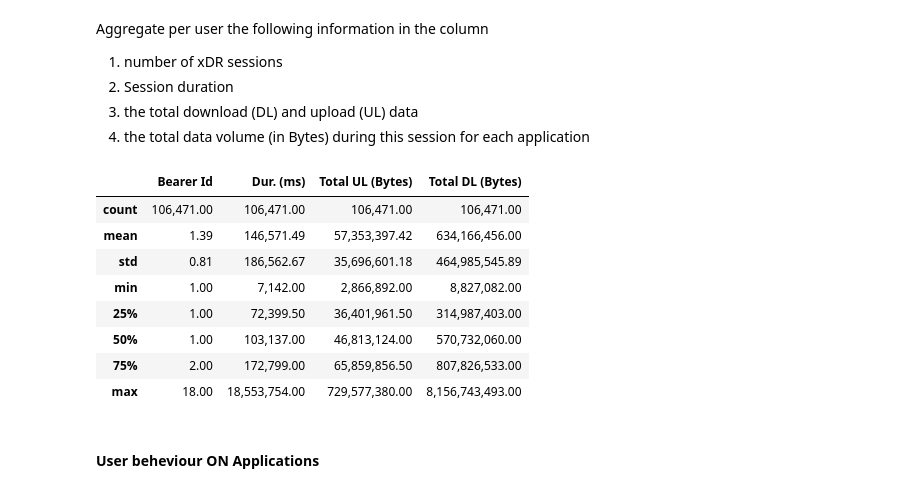
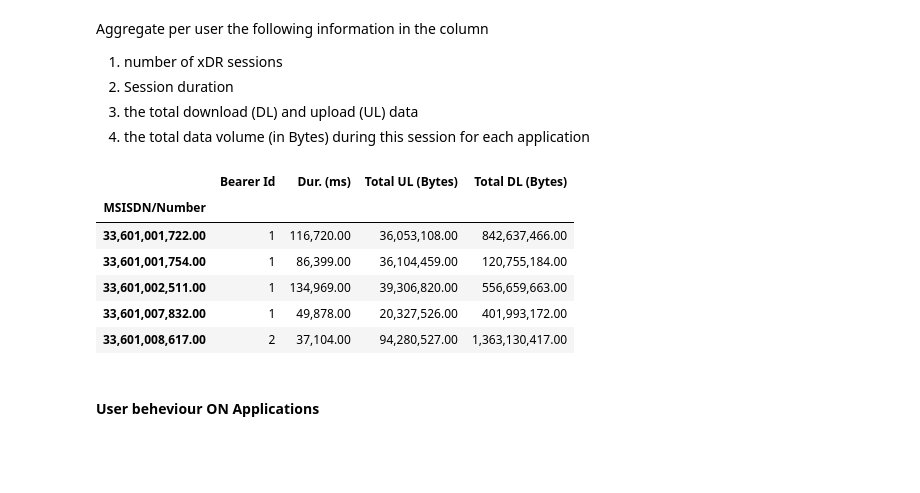
Before and after one commit to NatnaelSisay/Telecom_data_Analysis, a Jupyter notebook: notebooks/telecom.ipynb, the cells around one changed output. Drawn from its saved outputs; the diff is of its cells as text; code cells hidden in the pictures; blank space fills up the shorter version.

```diff
--- a/notebooks/telecom.ipynb
+++ b/notebooks/telecom.ipynb
@@ -431,17 +433,15 @@ Aggregate per user the following information in the column
 # %%
 aggrigate = {"Bearer Id": 'count', 'Dur. (ms)':'sum', 'Total UL (Bytes)': 'sum', 'Total DL (Bytes)': 'sum'}
 aggrigation_result = df_clean.groupby('MSISDN/Number').agg(aggrigate)
-aggrigation_result.describe()
+aggrigation_result.head()
 # %% [output]
 |  | Bearer Id | Dur. (ms) | Total UL (Bytes) | Total DL (Bytes) |
-| count | 106,471.00 | 106,471.00 | 106,471.00 | 106,471.00 |
-| mean | 1.39 | 146,571.49 | 57,353,397.42 | 634,166,456.00 |
-| std | 0.81 | 186,562.67 | 35,696,601.18 | 464,985,545.89 |
-| min | 1.00 | 7,142.00 | 2,866,892.00 | 8,827,082.00 |
-| 25% | 1.00 | 72,399.50 | 36,401,961.50 | 314,987,403.00 |
-| 50% | 1.00 | 103,137.00 | 46,813,124.00 | 570,732,060.00 |
-| 75% | 2.00 | 172,799.00 | 65,859,856.50 | 807,826,533.00 |
-| max | 18.00 | 18,553,754.00 | 729,577,380.00 | 8,156,743,493.00 |
+| MSISDN/Number |  |  |  |  |
+| 33,601,001,722.00 | 1 | 116,720.00 | 36,053,108.00 | 842,637,466.00 |
+| 33,601,001,754.00 | 1 | 86,399.00 | 36,104,459.00 | 120,755,184.00 |
+| 33,601,002,511.00 | 1 | 134,969.00 | 39,306,820.00 | 556,659,663.00 |
+| 33,601,007,832.00 | 1 | 49,878.00 | 20,327,526.00 | 401,993,172.00 |
+| 33,601,008,617.00 | 2 | 37,104.00 | 94,280,527.00 | 1,363,130,417.00 |
 # %% [markdown]
 #### User beheviour ON Applications
 # %%
```
Also changed, not shown: parts of 4 cells of this notebook, 5 other files.
